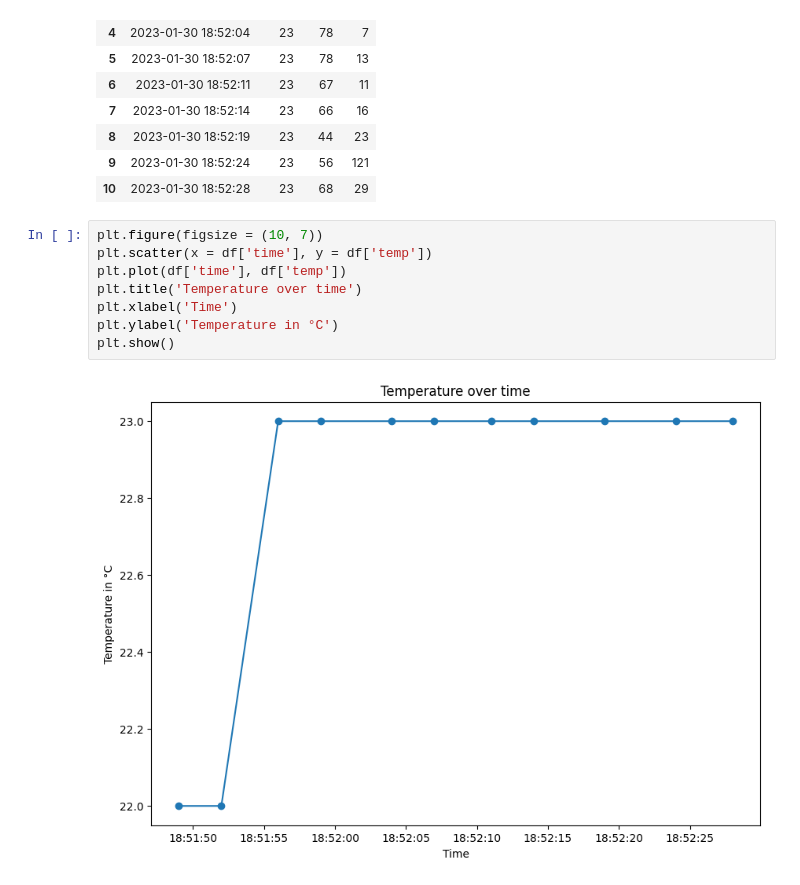
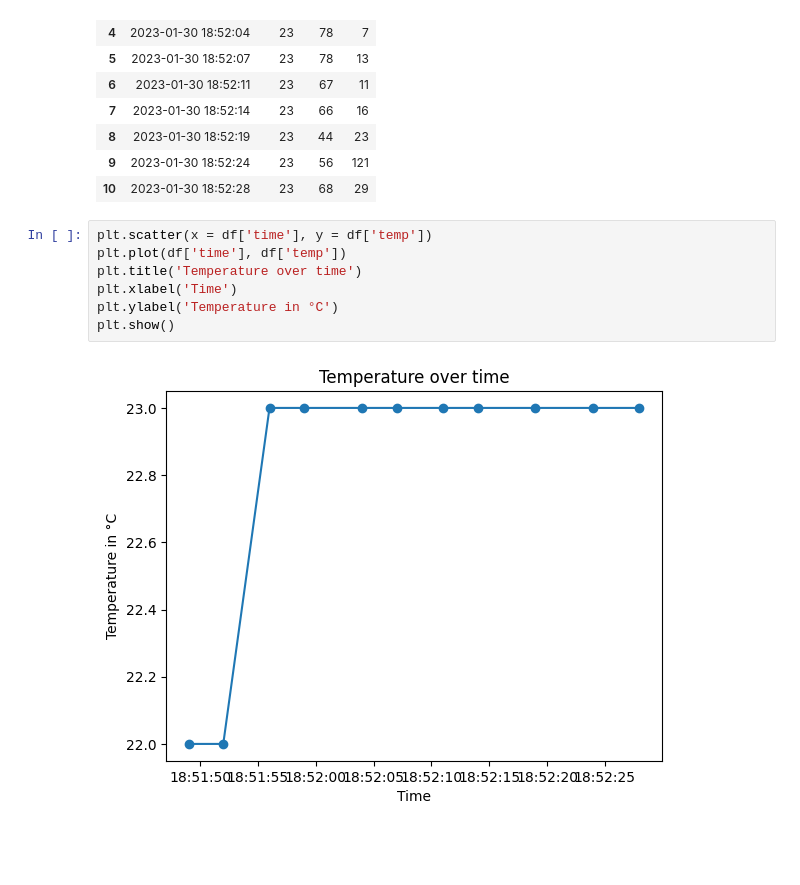
Before and after one commit to xdf8/idb, a Jupyter notebook: data_analysis.ipynb, the cells around one changed output. Saved outputs shown, nothing was run; the diff lists cells and outputs as text; blank space fills up the shorter version.

Commit message:
changed plot size back zo default

```diff
--- a/data_analysis.ipynb
+++ b/data_analysis.ipynb
@@ -36,13 +36,12 @@ df
 | 9 | 2023-01-30 18:52:24 | 23 | 56 | 121 |
 | 10 | 2023-01-30 18:52:28 | 23 | 68 | 29 |
 # %%
-plt.figure(figsize = (10, 7))
 plt.scatter(x = df['time'], y = df['temp'])
 plt.plot(df['time'], df['temp'])
 plt.title('Temperature over time')
 plt.xlabel('Time')
 plt.ylabel('Temperature in °C')
 plt.show()
 # %% [output]
-[figure, old version]
+[figure, new version]
 # %%
```
Also changed, not shown: parts of 2 cells of this notebook.
